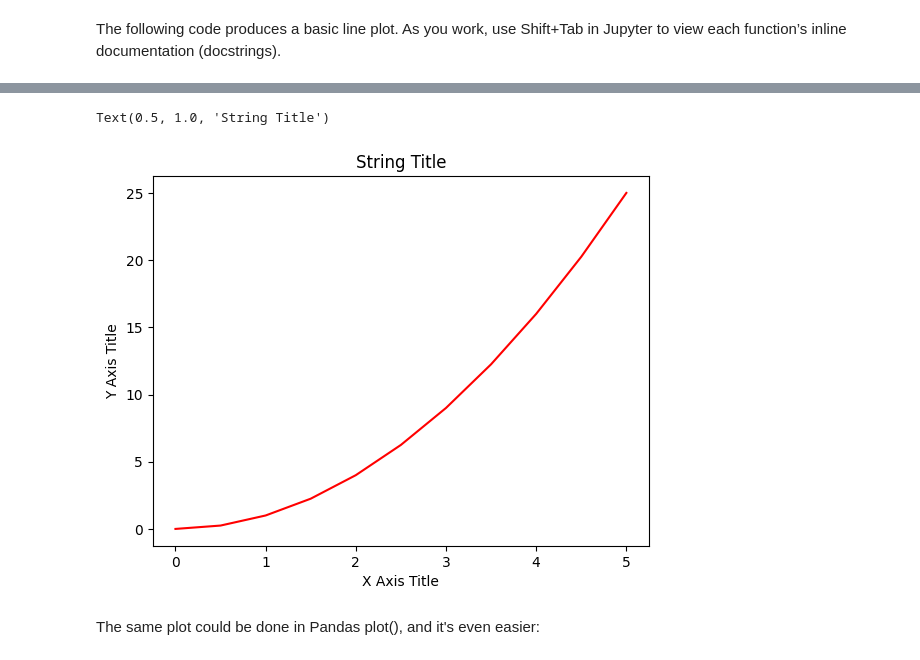
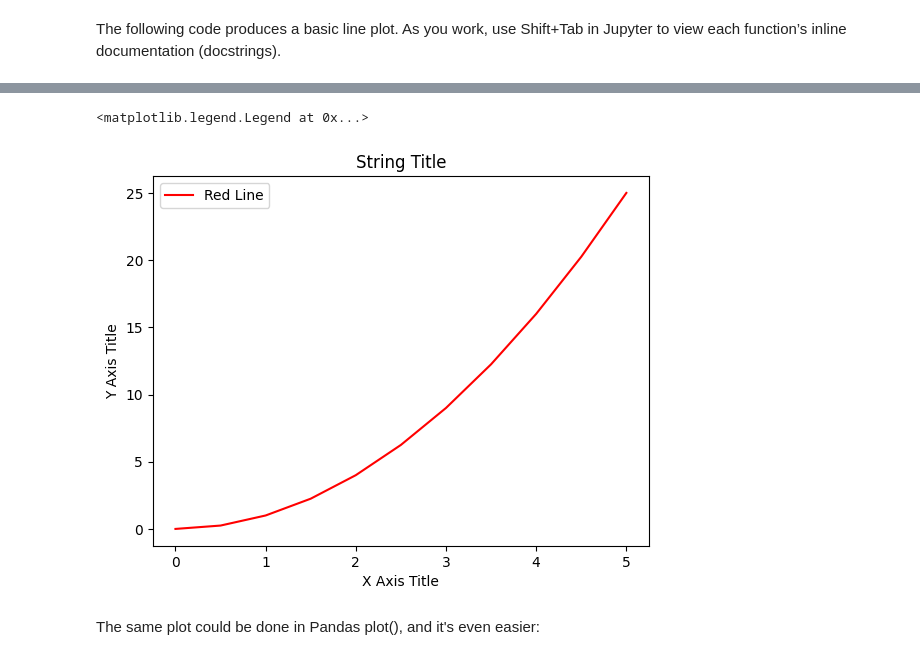
Before and after one commit to tychen742/thinkdsm, a Jupyter notebook: chapters/06-visualization/0603-vis-mpl-intro.ipynb, the cells around one changed output, grey strips where cells are left out. Cells and saved outputs as stored; diff of their text form; code cells hidden in the pictures.

```diff
--- a/chapters/06-visualization/0603-vis-mpl-intro.ipynb
+++ b/chapters/06-visualization/0603-vis-mpl-intro.ipynb
@@ -126,14 +154,15 @@ The following code produces a basic line plot. As you work, use Shift+Tab in Jup
 # %%
 # plt.plot(x, y, 'r')           ### 'r' means color red
 # plt.plot(x, y, c='r')         ### same as above, we saw this in Pandas plot
-plt.plot(x, y, c='red')         ### same as above, we saw this in Pandas plot
+
+plt.plot(x, y, c='red', label='Red Line')         ### same as above, we saw this in Pandas plot
 plt.xlabel('X Axis Title')      ### in Pandas plot, this is automatic from column names
 plt.ylabel('Y Axis Title')      ### in Pandas plot, this is automatic from column names
 plt.title('String Title')       ### in Pandas plot, this is missing and needs to be set manually
-# plt.show()
+plt.legend()                    ### to show the label we set above
 # %% [output]
-Text(0.5, 1.0, 'String Title')
+<matplotlib.legend.Legend at 0x...>
-[figure, old version]
+[figure, new version]
 # %% [markdown]
 The same plot could be done in Pandas plot(), and it's even easier:
 # %%
```
Also changed, not shown: parts of 10 cells of this notebook, 1 other file.
